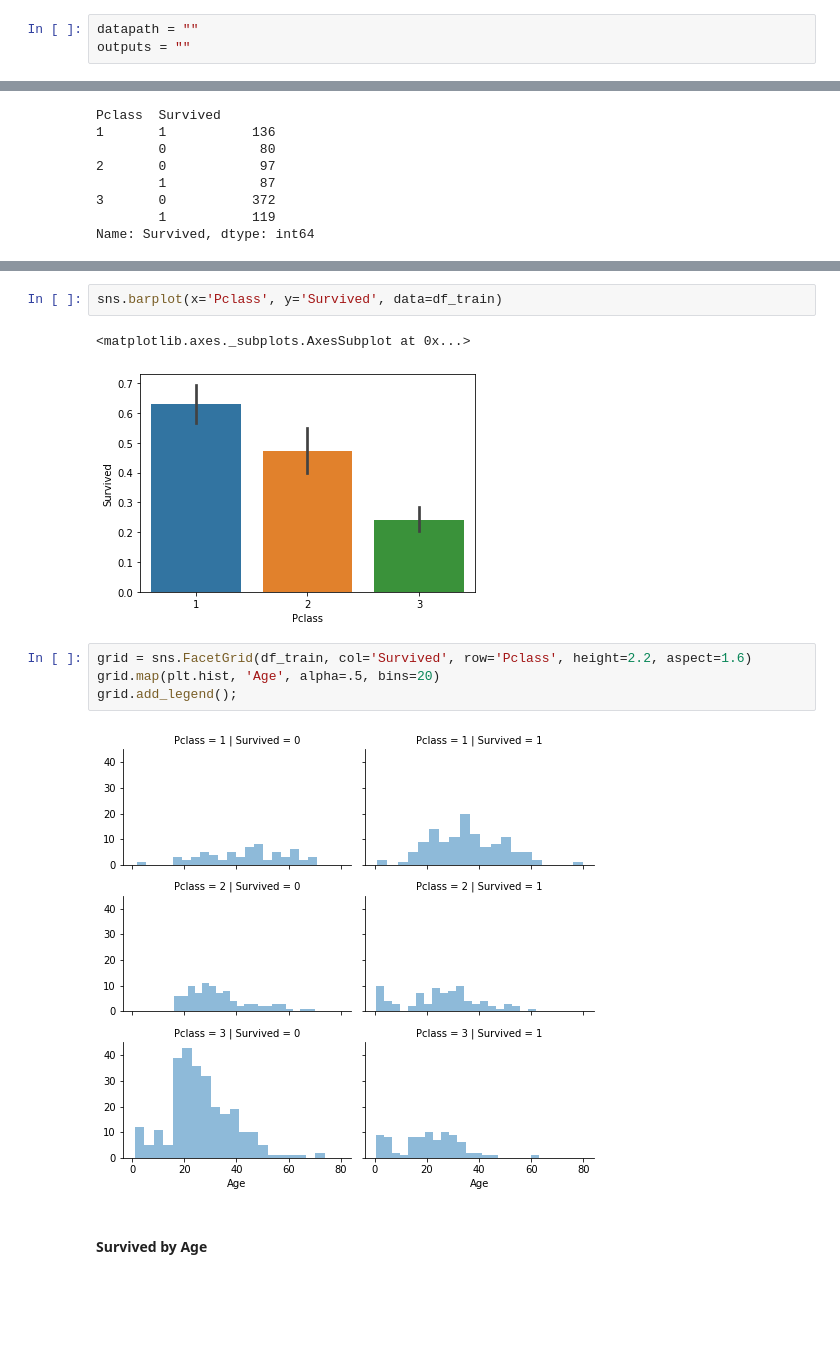
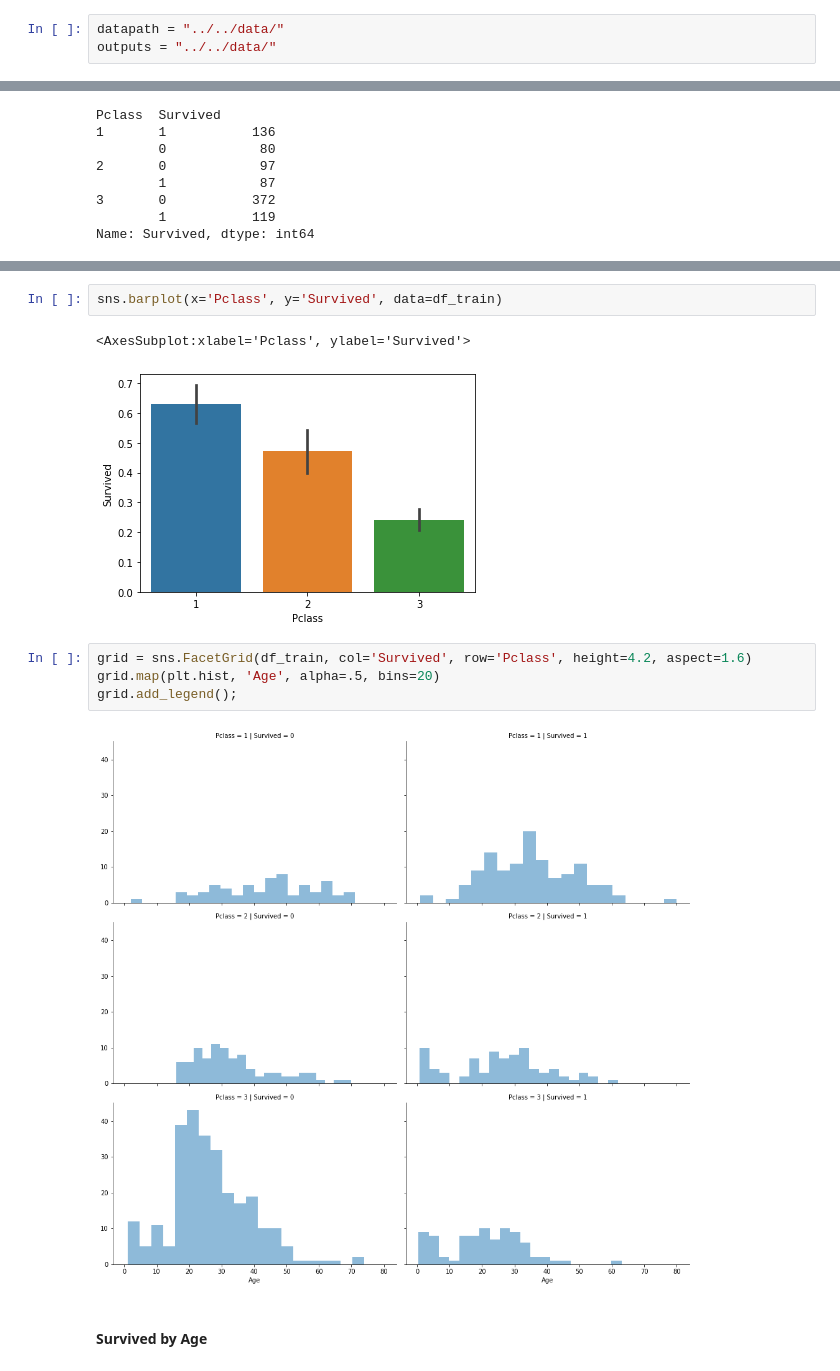
Before and after one commit to rsouza/NeuralNetworks_Course, a Jupyter notebook: Notebooks/ML/ML_Pipeline.ipynb, the cells around one changed output, grey strips where cells are left out. Drawn from its saved outputs; the diff is of its cells as text; blank space fills up the shorter version.

```diff
--- a/Notebooks/ML/ML_Pipeline.ipynb
+++ b/Notebooks/ML/ML_Pipeline.ipynb
@@ -125,8 +103,8 @@ the definitions do not support such relations.
 # %% [markdown]
 #### Importing the datasets
 # %%
-datapath = ""
-outputs = ""
+datapath = "../../data/"
+outputs = "../../data/"
 # %%
 df_train = pd.read_csv(os.path.join(datapath,'kaggle_titanic_train.csv'))
 df_test = pd.read_csv(os.path.join(datapath,'kaggle_titanic_test.csv'))
@@ -367,14 +347,14 @@ df_by_class.describe()
 # %%
 sns.barplot(x='Pclass', y='Survived', data=df_train)
 # %% [output]
-<matplotlib.axes._subplots.AxesSubplot at 0x...>
+<AxesSubplot:xlabel='Pclass', ylabel='Survived'>
 [figure]
 # %%
-grid = sns.FacetGrid(df_train, col='Survived', row='Pclass', height=2.2, aspect=1.6)
+grid = sns.FacetGrid(df_train, col='Survived', row='Pclass', height=4.2, aspect=1.6)
 grid.map(plt.hist, 'Age', alpha=.5, bins=20)
 grid.add_legend();
 # %% [output]
-[figure, old version]
+[figure, new version]
 # %% [markdown]
 #### Survived by Age
 # %%
```
Also changed, not shown: parts of 37 cells of this notebook.
